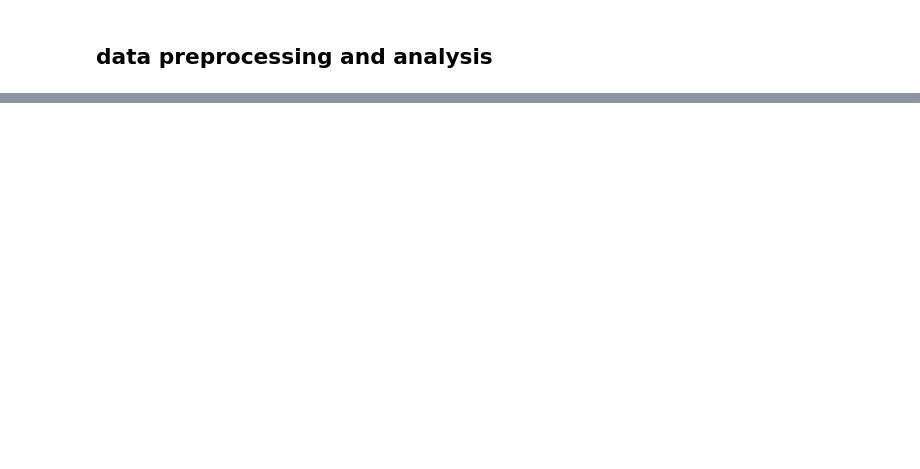
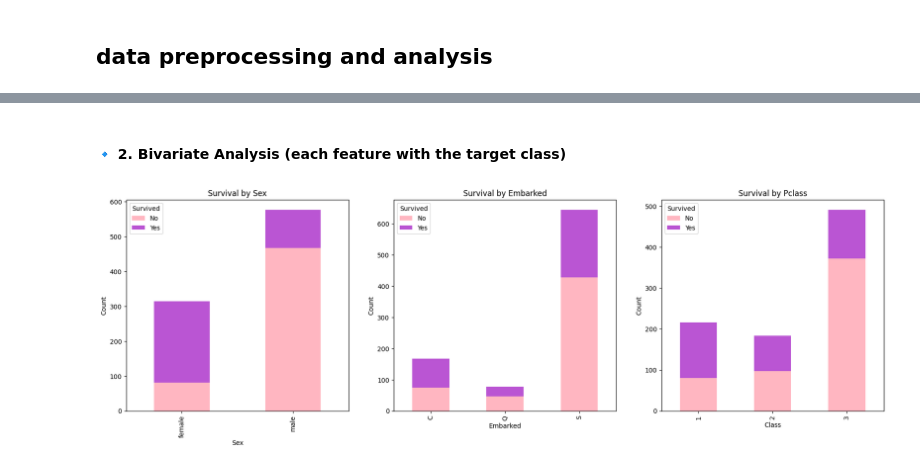
Before and after one commit to shahed137003/ML-projects, a Jupyter notebook: Beginner Level/Logistic Regression/Titanic Survival Prediction.ipynb, the cells around one changed output, grey strips where cells are left out. Drawn from its saved outputs; the diff is of its cells as text; code cells hidden in the pictures; blank space fills up the shorter version.

```diff
--- a/Beginner Level/Logistic Regression/Titanic Survival Prediction.ipynb
+++ b/Beginner Level/Logistic Regression/Titanic Survival Prediction.ipynb
@@ -67,0 +225,30 @@ df["Fare"] = scaler.fit_transform(df[["Fare"]])
+# %% [markdown]
+#### 🔹 2. Bivariate Analysis (each feature with the target class)
+# %%
+fig, axes = plt.subplots(1, 3, figsize=(18, 6))
+plt.tight_layout(pad=4)
+
+# 1. Sex vs Survival
+pd.crosstab(sex_feature, df["Survived"]).plot(kind="bar", stacked=True, ax=axes[0], color=["#FFB6C1", "#BA55D3"])
+axes[0].set_title("Survival by Sex")
+axes[0].set_xlabel("Sex")
+axes[0].set_ylabel("Count")
+axes[0].legend(title="Survived", labels=["No", "Yes"])
+
+# 2. Embarked vs Survival
+pd.crosstab(Embarked_feature, df["Survived"]).plot(kind="bar", stacked=True, ax=axes[1], color=["#FFB6C1", "#BA55D3"])
+axes[1].set_title("Survival by Embarked")
+axes[1].set_xlabel("Embarked")
+axes[1].set_ylabel("Count")
+axes[1].legend(title="Survived", labels=["No", "Yes"])
+
+# 3. Pclass vs Survival
+pd.crosstab(Pclass_feature, df["Survived"]).plot(kind="bar", stacked=True, ax=axes[2], color=["#FFB6C1", "#BA55D3"])
+axes[2].set_title("Survival by Pclass")
+axes[2].set_xlabel("Class")
+axes[2].set_ylabel("Count")
+axes[2].legend(title="Survived", labels=["No", "Yes"])
+
+plt.show()
+# %% [output]
+[figure, added]
```
Also changed, not shown: parts of 13 cells of this notebook.
